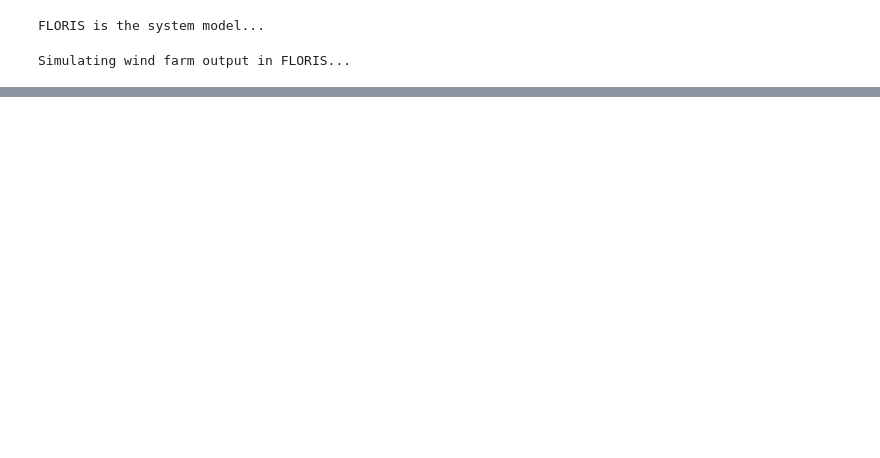
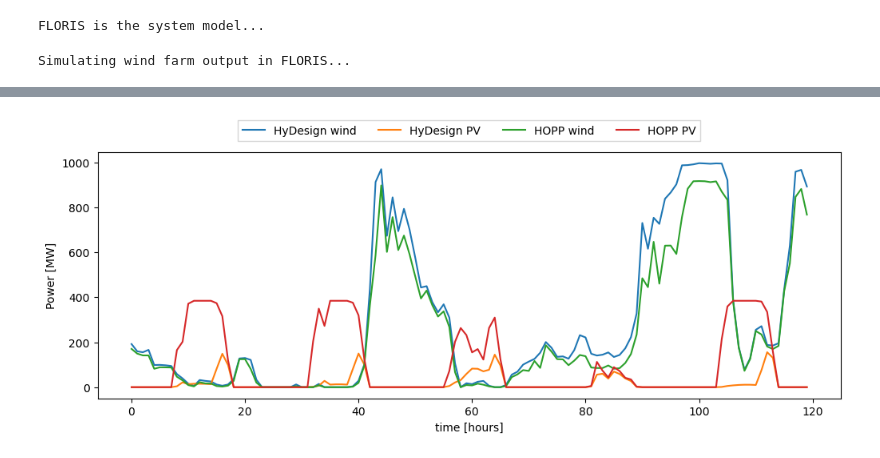
Before and after one commit to IEAWindTask50/tool-benchmarking, a Jupyter notebook: North_America/Texas/texas_case.ipynb, the cells around one changed output, grey strips where cells are left out. Saved outputs shown, nothing was run; the diff lists cells and outputs as text; code cells hidden in the pictures; blank space fills up the shorter version.

```diff
--- a/North_America/Texas/texas_case.ipynb
+++ b/North_America/Texas/texas_case.ipynb
@@ -149,0 +240,16 @@ Hybrid LCOE [$/MWh] 22.897062847380887
+# %%
+# Compare the wind and solar generation between HOPP and Hydesign
+plt.figure(figsize=[12,4])
+ax1 = plt.gca()
+ax1.plot(wind_t[:24*n_days_plot], label='HyDesign wind')
+ax1.plot(solar_t[:24*n_days_plot], label='HyDesign PV')
+ax1.plot(np.array(hybrid_plant.wind.generation_profile[:24*n_days_plot]) / 1e3, label='HOPP wind')
+ax1.plot(np.array(hybrid_plant.pv.generation_profile[:24*n_days_plot]) / 1e3, label='HOPP PV')
+ax1.set_xlabel('time [hours]')
+ax1.set_ylabel('Power [MW]')
+lines_1, labels_1 = ax1.get_legend_handles_labels()
+ax1.legend(lines_1, labels_1, loc='upper center',
+           bbox_to_anchor=(0.5, 1.15), ncol=5, fancybox=False, shadow=False)
+plt.show()
+# %% [output]
+[figure, added]
```
Also changed, not shown: parts of 15 cells of this notebook, 6 other files.
